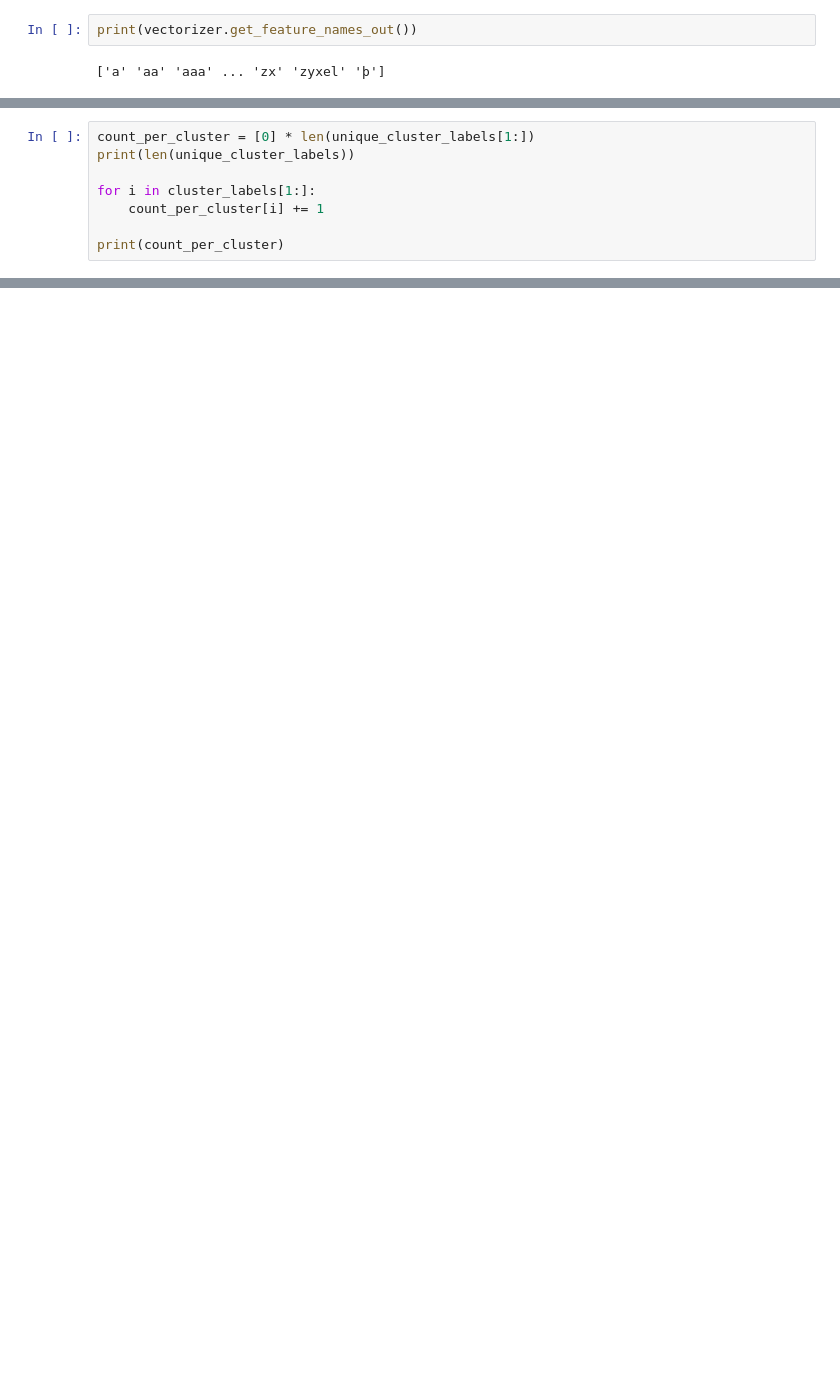
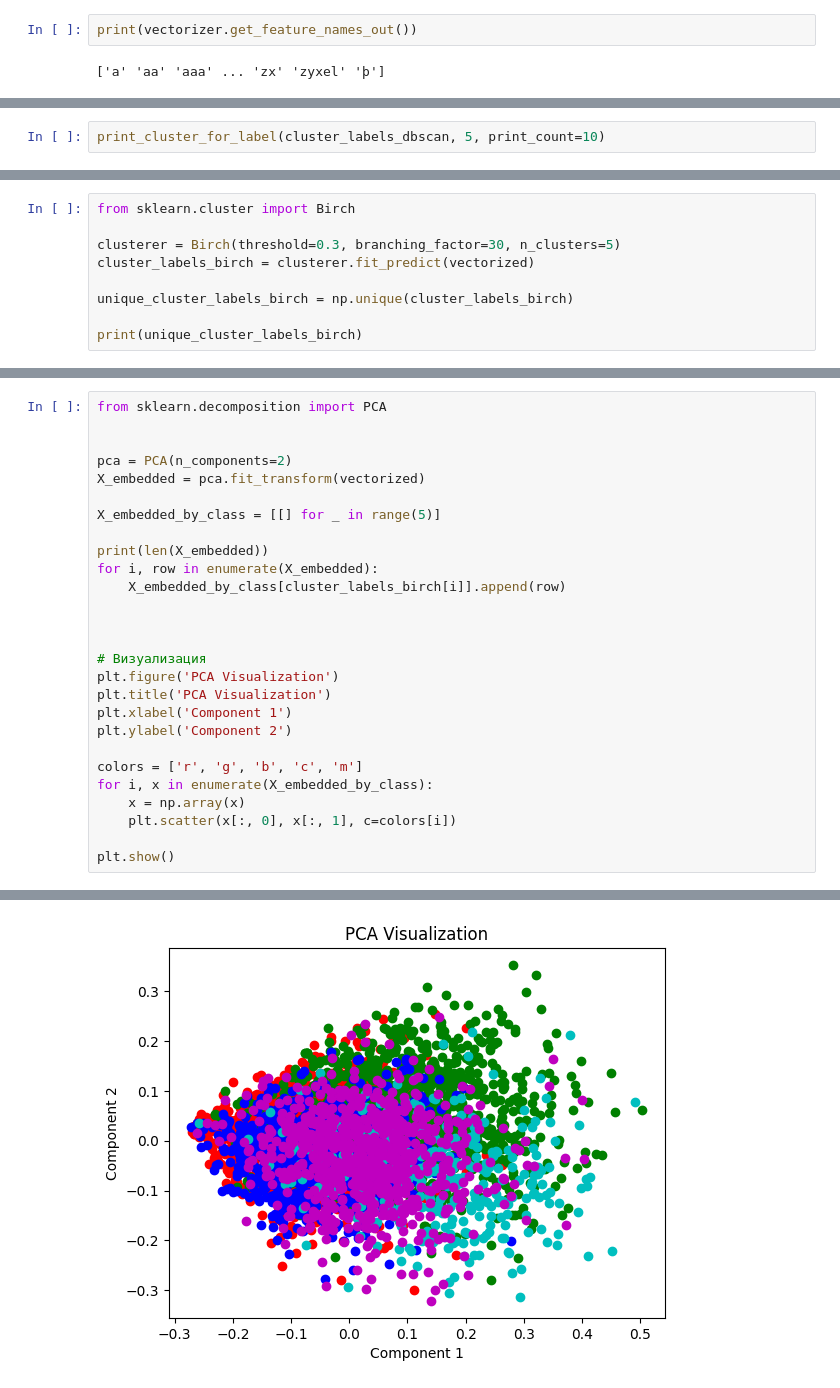
Before and after one commit to 9WooPWooP8/magister_statitstics_labs, a Jupyter notebook: lab3/task.ipynb, the cells around one changed output, grey strips where cells are left out. Drawn from its saved outputs; the diff is of its cells as text; blank space fills up the shorter version.

```diff
--- a/lab3/task.ipynb
+++ b/lab3/task.ipynb
@@ -130,11 +229,5 @@ print(unique_cluster_labels)
 # %% [output]
 [-1  0  1  2  3  4  5  6  7  8  9 10 11 12 13 14 15]
 # %%
-count_per_cluster = [0] * len(unique_cluster_labels[1:])
-print(len(unique_cluster_labels))
-
-for i in cluster_labels[1:]:
-    count_per_cluster[i] += 1
-
-print(count_per_cluster)
+print_cluster_for_label(cluster_labels_dbscan, 5, print_count=10)
 # %% [output]
@@ -152,0 +256,9 @@ for ind, label in enumerate(cluster_labels):
+# %%
+from sklearn.cluster import Birch
+
+clusterer = Birch(threshold=0.3, branching_factor=30, n_clusters=5)
+cluster_labels_birch = clusterer.fit_predict(vectorized)
+
+unique_cluster_labels_birch = np.unique(cluster_labels_birch)
+
+print(unique_cluster_labels_birch)
@@ -152,0 +292,28 @@ for ind, label in enumerate(cluster_labels):
+# %%
+from sklearn.decomposition import PCA
+
+
+pca = PCA(n_components=2)
+X_embedded = pca.fit_transform(vectorized)
+
+X_embedded_by_class = [[] for _ in range(5)]
+
+print(len(X_embedded))
+for i, row in enumerate(X_embedded):
+    X_embedded_by_class[cluster_labels_birch[i]].append(row)
+
+
+
+# Визуализация
+plt.figure('PCA Visualization')
+plt.title('PCA Visualization')
+plt.xlabel('Component 1')
+plt.ylabel('Component 2')
+
+colors = ['r', 'g', 'b', 'c', 'm']
+for i, x in enumerate(X_embedded_by_class):
+    x = np.array(x)
+    plt.scatter(x[:, 0], x[:, 1], c=colors[i])
+
+plt.show()
+# %% [output]
@@ -152,0 +321 @@ for ind, label in enumerate(cluster_labels):
+[figure, added]
```
Also changed, not shown: parts of 18 cells of this notebook, 4 other files.
